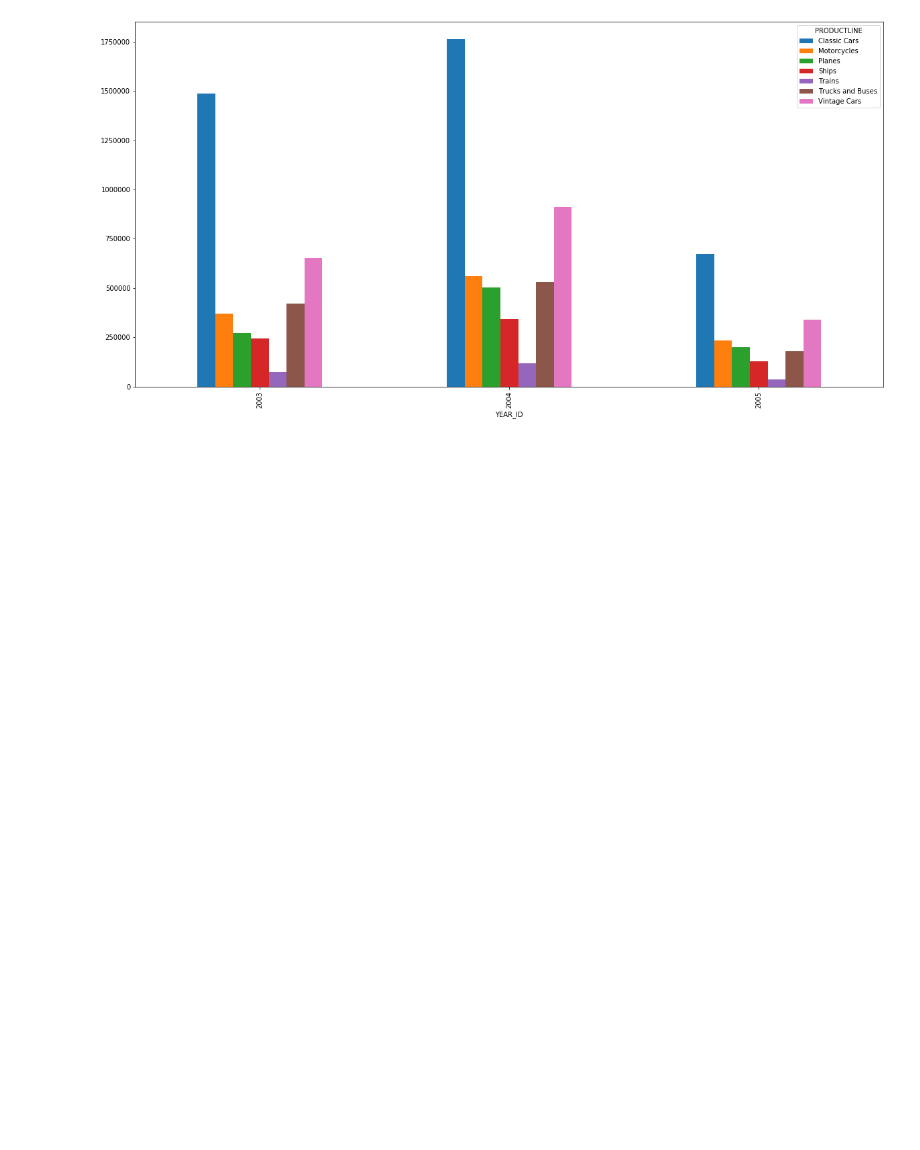
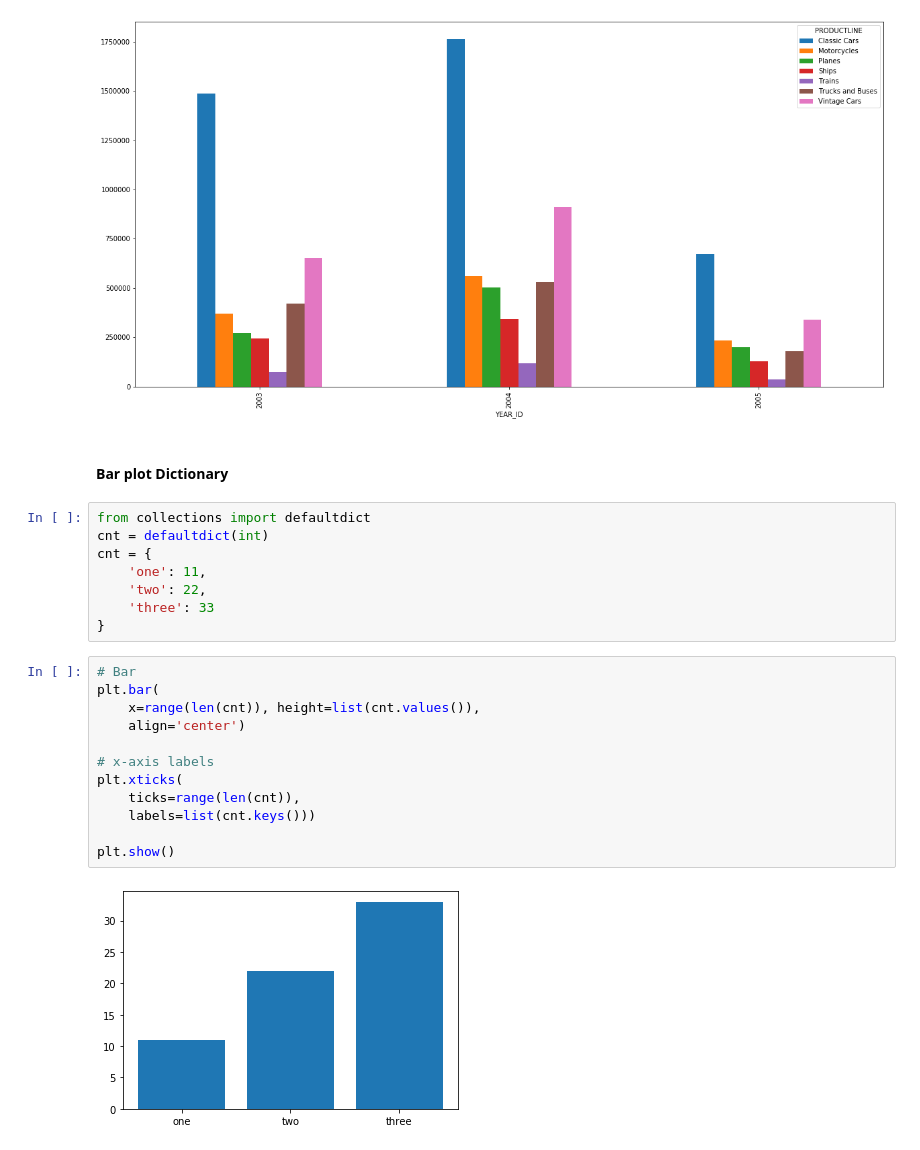
Before and after one commit to dangkhoadl/my-Machine-Learning, a Jupyter notebook: Statistics_ML/MachineLearning/0B_Visualization_Data.ipynb, the cells around one changed output. Cells and saved outputs as stored; diff of their text form; blank space fills up the shorter version.

Commit message:
[ADD] visualize dictionary

```diff
--- a/Statistics_ML/MachineLearning/0B_Visualization_Data.ipynb
+++ b/Statistics_ML/MachineLearning/0B_Visualization_Data.ipynb
@@ -126,3 +126,27 @@ plt.show()
 |  | Trucks and Buses | 178057.02 |
 |  | Vintage Cars | 340739.31 |
 [figure]
+# %% [markdown]
+#### Bar plot Dictionary
+# %%
+from collections import defaultdict
+cnt = defaultdict(int)
+cnt = {
+    'one': 11,
+    'two': 22,
+    'three': 33
+}
+# %%
+# Bar
+plt.bar(
+    x=range(len(cnt)), height=list(cnt.values()),
+    align='center')
+
+# x-axis labels
+plt.xticks(
+    ticks=range(len(cnt)),
+    labels=list(cnt.keys()))
+
+plt.show()
+# %% [output]
+[figure, added]
```
Also changed, not shown: 1 other file.
